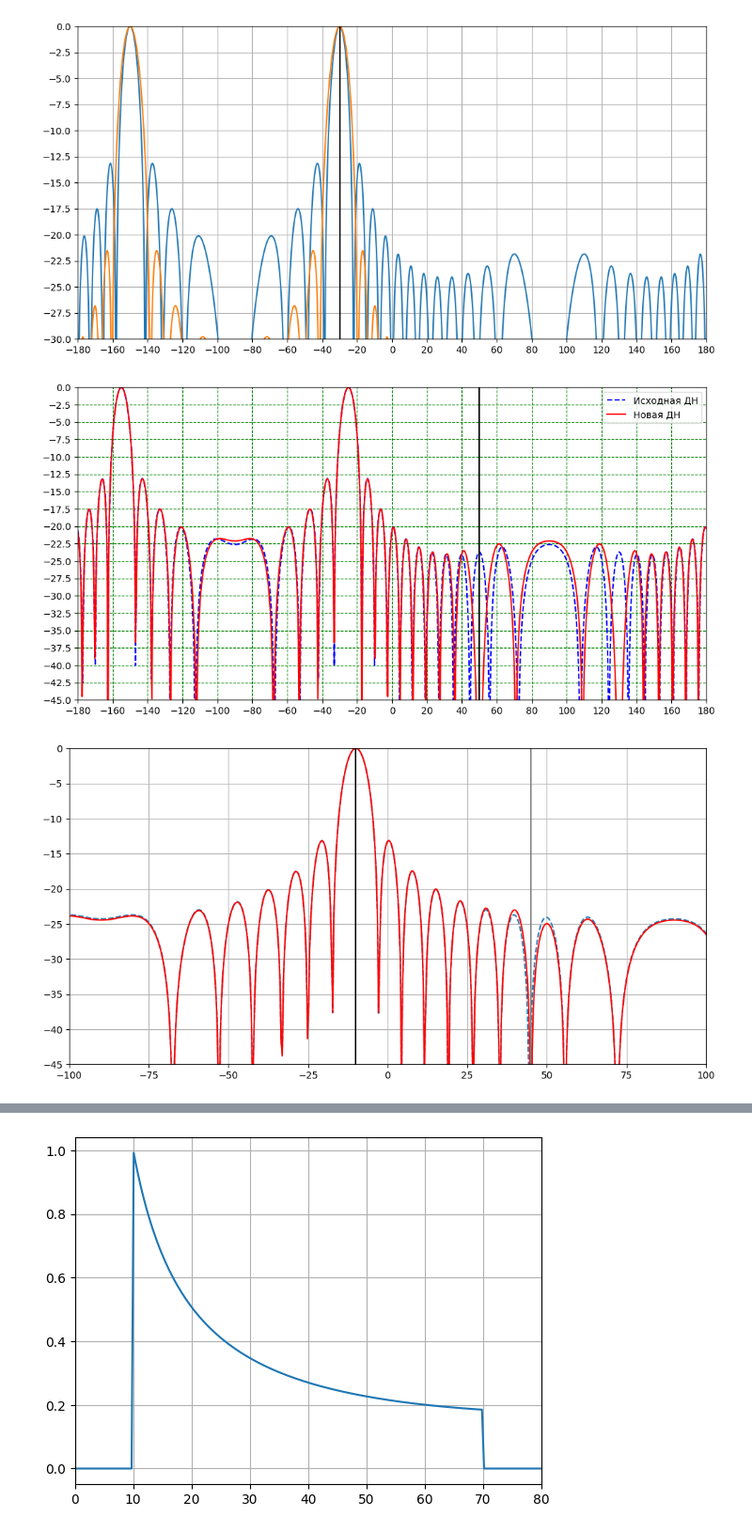
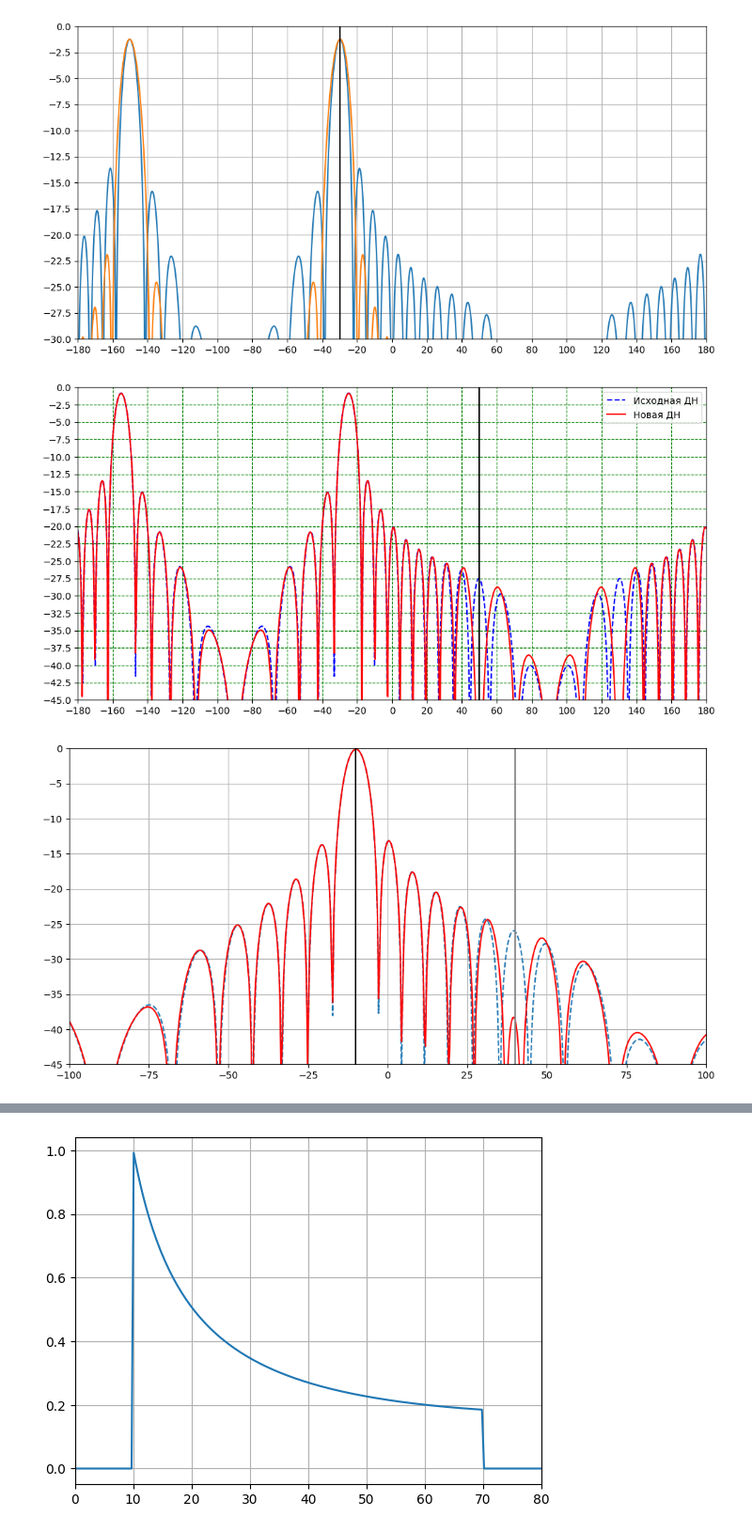
Before and after one commit to MargaritaWraith/AntennaArray-SandBox, a Jupyter notebook: AntennaArrayDN.ipynb, the cells around one changed output, grey strips where cells are left out. Shown at 94% size. Cells and saved outputs as stored; diff of their text form; code cells hidden in the pictures.

```diff
--- a/AntennaArrayDN.ipynb
+++ b/AntennaArrayDN.ipynb
@@ -62,13 +65,14 @@ plt.grid()
 # %%
+# Рассчёт ДН
+
 def DN_ones(theta):
-    return 1
+    return cos(theta)
 
-
-def DN_0(x, theta, AFR):
+def DN(x, theta, AFR, theta_otkl = 0):
     theta_count = len(theta)
-    F = np.zeros(theta_count, dtype='complex')
+    F = np.zeros(theta_count, dtype = 'complex_')
     for i in range(theta_count):
         for j in range(len(x)):
-            F[i] += DN_ones(theta[i]) * AFR[j] * exp(- 1j * k * x[j] * sin(theta[i]))
-    return F/np.max(F)
+            F[i] += DN_ones(theta[i]) * AFR[j] * exp(- 1j * k * x[j] * (sin(theta[i]) - sin(theta_otkl)))
+    return F/sum(np.abs(AFR))
 # %%
@@ -108,13 +115,4 @@ plt.show()
 # %%
-def DN(x, theta, AFR, theta_otkl = 0):
-    theta_count = len(theta)
-    F = np.zeros(theta_count, dtype = 'complex_')
-    for i in range(theta_count):
-        for j in range(len(x)):
-            F[i] += DN_ones(theta[i]) * AFR[j] * exp(- 1j * k * x[j] * (sin(theta[i]) - sin(theta_otkl)))
-    return F/sum(np.abs(AFR))
-
-
 theta_otkl = -30*deg
 
 FF = 20*log10(abs(DN(xx, Theta, AFR, theta_otkl)))
@@ -131,12 +129,12 @@ ax.set_xticks(np.arange(-180, 181, 20))
 ax.set_yticks(np.arange(-30, 0.1, 2.5))
 ax.grid()
 # %% [output]
-[figure, old version]
+[figure, new version]
 # %%
 def DN_pomeh(x, theta, AFR, theta_pomehi = 30, theta_otkl = 0):
     theta_count = len(theta)
     F_0 = DN(x, theta, AFR, theta_otkl)
-    F_pomehi = DN(x, theta, AFR, theta_pomehi) * DN(x, [theta_pomehi], AFR, theta_otkl)
+    F_pomehi = DN(x, theta, AFR, theta_pomehi) * DN(x, [theta_pomehi], AFR, theta_otkl) / DN_ones(theta_pomehi)
     return F_0 - F_pomehi
 
 theta_otkl = -25*deg        # угол отклонения луча
@@ -157,35 +155,35 @@ ax.legend()
 # ax.legend(loc='lower right')
 ax.grid(color = 'green', linestyle ='--')
 
-plt.savefig('Temp/DN with zeros.png')
+# plt.savefig('Temp/DN with zeros.png')
 # %% [output]
-[figure, old version]
+[figure, new version]
 # %%
 def AFR_pomeh(x, AFR, theta_pomehi, theta_otkl = 0):
     koef = DN(x, [theta_pomehi], AFR, theta_otkl)
     AFR_new = AFR * ( 1 * exp(1j * k * x * sin(theta_otkl)) - koef * exp(1j * k * x * sin(theta_pomehi) ) )
     return AFR_new
 
 
 theta_otkl = -10*deg        # угол отклонения луча
-theta_pomehi = 45*deg   # угол направления помехи
+theta_pomehi = 40*deg   # угол направления помехи
 
 AFR_pom = AFR_pomeh(xx, AFR, theta_pomehi, theta_otkl)
 # print(AFR_pom)
 
 FF_0 = 20*log10(abs(DN(xx, Theta, AFR, theta_otkl)))     # Исходная ДН
 FF_pom = 20*log10(abs(DN(xx, Theta, AFR_pom)))     # ДН с новым АФР. Новое АФР учитывает отклонение луча!!! Не передавать ещё раз theta_otkl
 
 fig, ax = plt.subplots(figsize = (12,6))
 ax.plot(Theta*180/pi, FF_0, '--')
 ax.plot(Theta*180/pi, FF_pom, 'red')
 ax.set_ylim(ymin=-45, ymax=0)
 ax.set_xlim(xmin=-100, xmax=100)
 ax.vlines(theta_pomehi/deg, ymin=-45, ymax=0, colors='grey')
 ax.vlines(theta_otkl/deg, ymin=-45, ymax=0, colors='black')
 ax.grid()
 # %% [output]
-[figure, old version]
+[figure, new version]
 # %%
 def SaveAFR(x, AFR, file_name):
     with open(file_name, mode="w", encoding='utf-8') as w_file:
```
Also changed, not shown: parts of 3 cells of this notebook.
